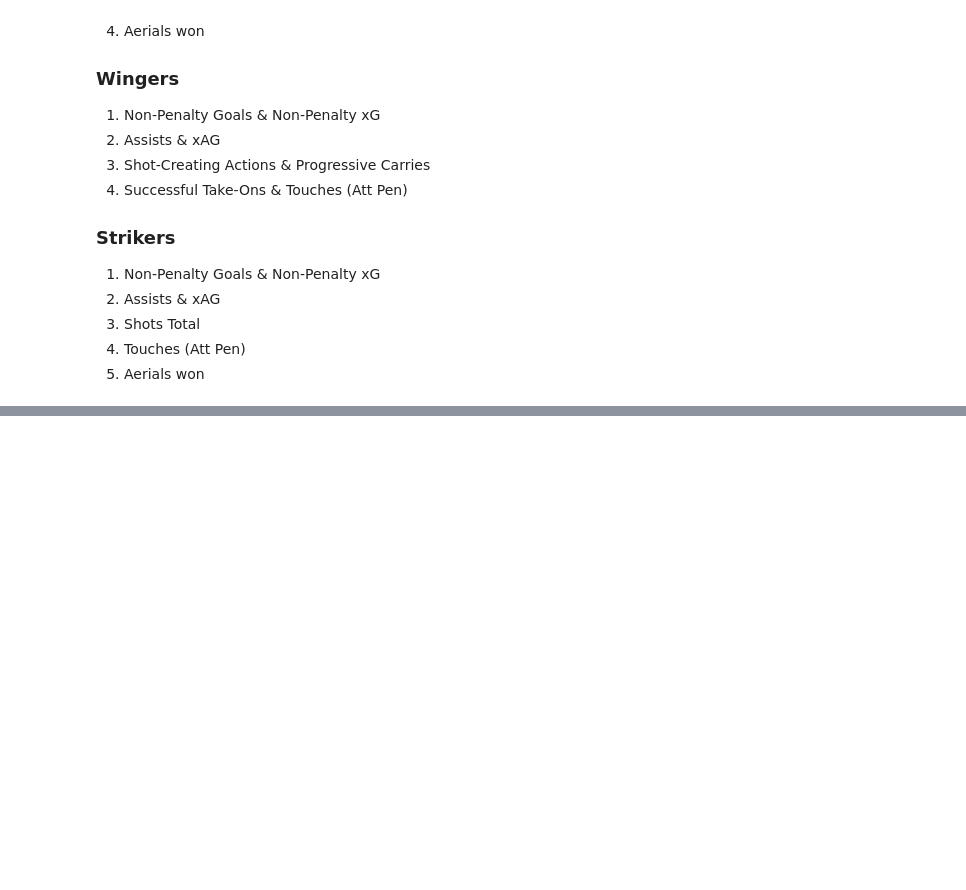
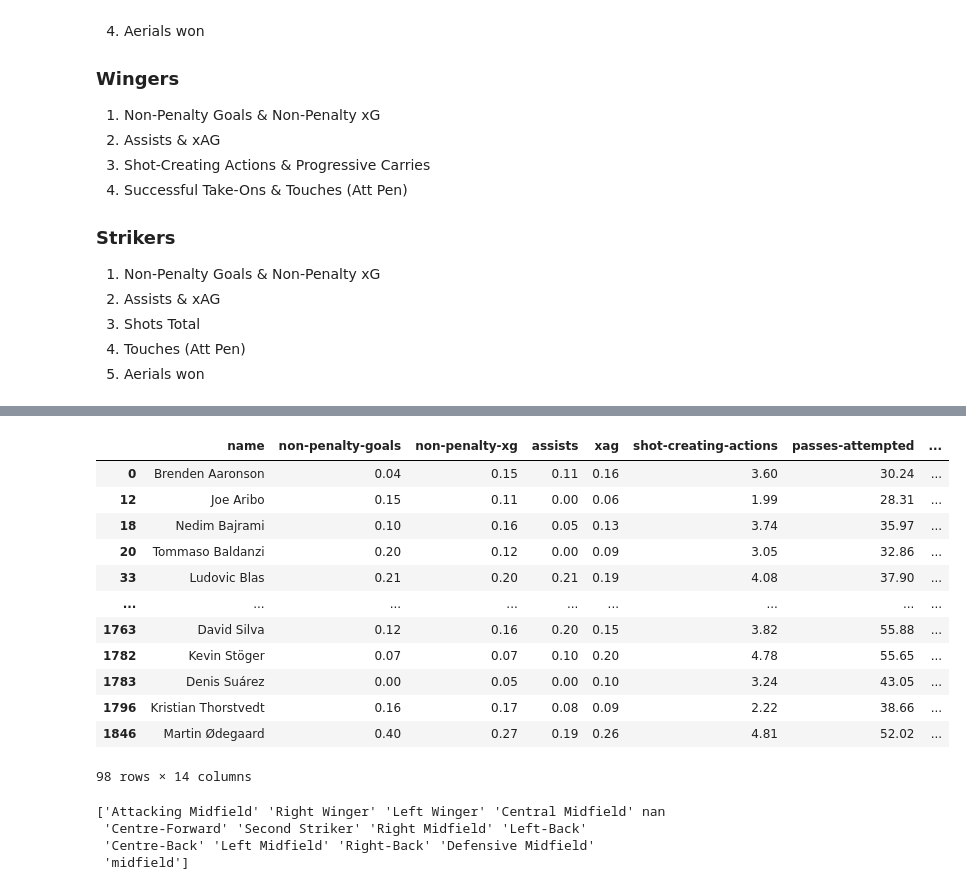
Before and after one commit to enesyesil/Moneyball-Scout-ML, a Jupyter notebook: Moneyball Scout Dataset.ipynb, the cells around one changed output, grey strips where cells are left out. Cells and saved outputs as stored; diff of their text form; code cells hidden in the pictures; blank space fills up the shorter version.

```diff
--- a/Moneyball Scout Dataset.ipynb
+++ b/Moneyball Scout Dataset.ipynb
@@ -220,0 +237,33 @@ To evaluate the importance of each attribute for specific football positions, le
+# %%
+df_final['position'] = df_final['position'].str.replace('midfield - ', '', regex=False)
+df_final['position'] = df_final['position'].str.replace('Attack - ', '', regex=False)
+df_final['position'] = df_final['position'].str.replace('Defender - ', '', regex=False)
+# %%
+df_amc = df_final[df_final['position'] == 'Attacking Midfield']
+# %%
+# Selected important columns for "Attacking Midfielders"
+amc_columns = [
+    'name', 'non-penalty-goals', 'non-penalty-xg', 'assists',
+    'xag', 'shot-creating-actions', 'passes-attempted',
+    'pass-completion-%', 'progressive-passes', 'successful-take-ons',
+    'tackles', 'interceptions', 'league','position'
+]
+
+# Filtering for "Attacking Midfielder" players and selecting the 13 important columns
+df_amc = df_amc[amc_columns]
+# %%
+df_amc
+# %% [output]
+|  | name | non-penalty-goals | non-penalty-xg | assists | xag | shot-creating-actions | passes-attempted | ... |
+| 0 | Brenden Aaronson | 0.04 | 0.15 | 0.11 | 0.16 | 3.60 | 30.24 | ... |
+| 12 | Joe Aribo | 0.15 | 0.11 | 0.00 | 0.06 | 1.99 | 28.31 | ... |
+| 18 | Nedim Bajrami | 0.10 | 0.16 | 0.05 | 0.13 | 3.74 | 35.97 | ... |
+| 20 | Tommaso Baldanzi | 0.20 | 0.12 | 0.00 | 0.09 | 3.05 | 32.86 | ... |
+| 33 | Ludovic Blas | 0.21 | 0.20 | 0.21 | 0.19 | 4.08 | 37.90 | ... |
+| ... | ... | ... | ... | ... | ... | ... | ... | ... |
+| 1763 | David Silva | 0.12 | 0.16 | 0.20 | 0.15 | 3.82 | 55.88 | ... |
+| 1782 | Kevin Stöger | 0.07 | 0.07 | 0.10 | 0.20 | 4.78 | 55.65 | ... |
+| 1783 | Denis Suárez | 0.00 | 0.05 | 0.00 | 0.10 | 3.24 | 43.05 | ... |
+| 1796 | Kristian Thorstvedt | 0.16 | 0.17 | 0.08 | 0.09 | 2.22 | 38.66 | ... |
+| 1846 | Martin Ødegaard | 0.40 | 0.27 | 0.19 | 0.26 | 4.81 | 52.02 | ... |
+98 rows × 14 columns
@@ -220,0 +310,8 @@ To evaluate the importance of each attribute for specific football positions, le
+# %%
+unique_positions = df_final['position'].unique()
+print(unique_positions)
+# %% [output]
+['Attacking Midfield' 'Right Winger' 'Left Winger' 'Central Midfield' nan
+ 'Centre-Forward' 'Second Striker' 'Right Midfield' 'Left-Back'
+ 'Centre-Back' 'Left Midfield' 'Right-Back' 'Defensive Midfield'
+ 'midfield']
```
Also changed, not shown: parts of 2 cells of this notebook.
